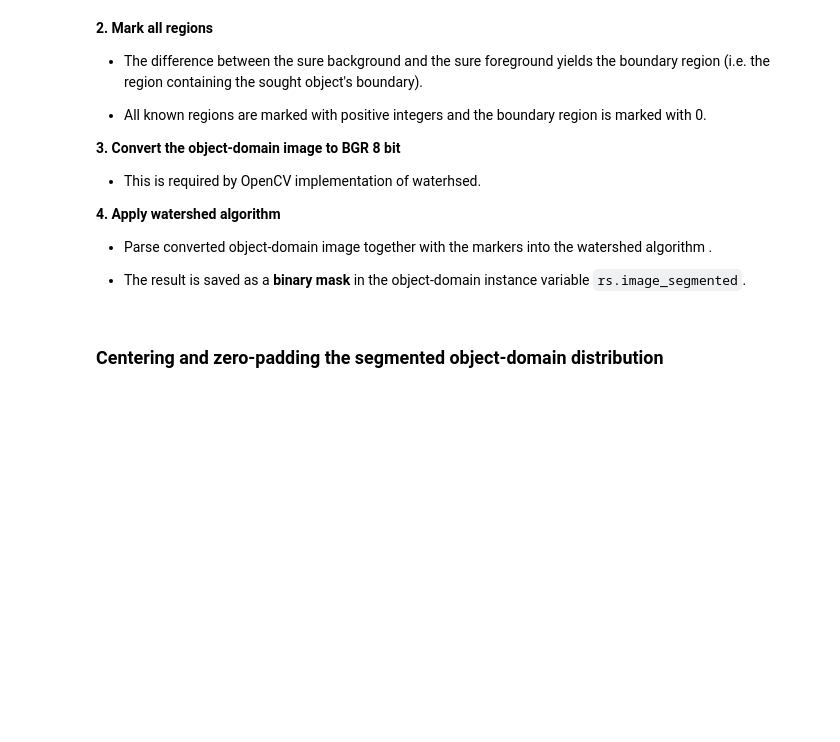
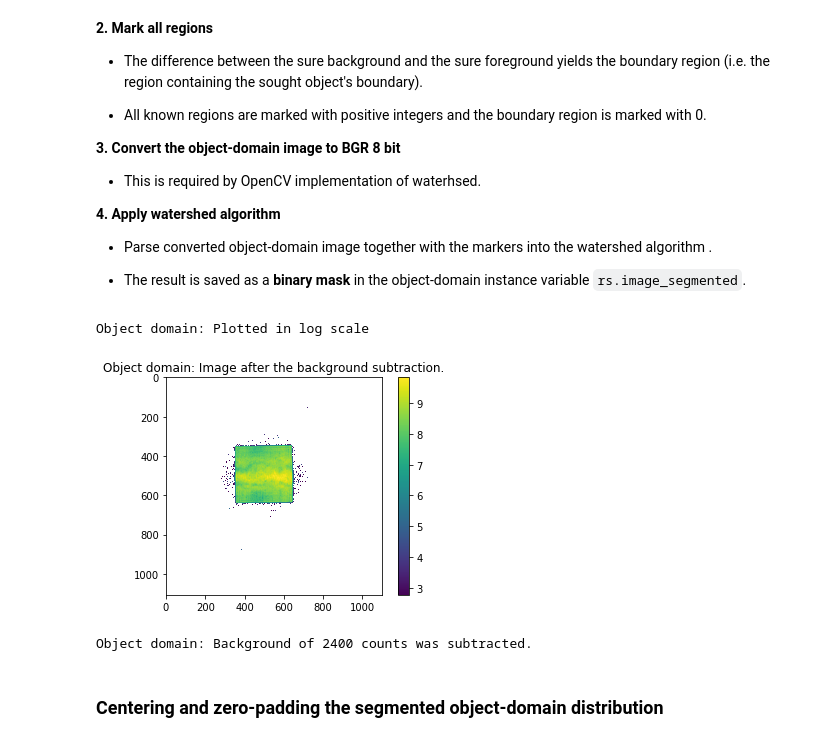
Before and after one commit to pkliui/PhaseRetrieval, a Jupyter notebook: docs/PhaseRetrieval.ipynb, the cells around one changed output. Saved outputs shown, nothing was run; the diff lists cells and outputs as text; code cells hidden in the pictures; blank space fills up the shorter version.

````diff
--- a/docs/PhaseRetrieval.ipynb
+++ b/docs/PhaseRetrieval.ipynb
@@ -279,7 +282,9 @@ Automatic estimation of the number of counts as the mean pixel value within the
 
 > The most reasonalble way to subtract the background completely would be to find the "right" the number of counts manually  by setting ```noise_mean = False```
 # %%
-_ = rs.subtract_background(counts=2400,
+COUNTS=2400
+
+_ = rs.subtract_background(counts=COUNTS,
                        noise_mean = False,
                        estimate_only=True,
                        log_scale=True,
@@ -394,6 +398,16 @@ rs.segment_image_watershed(str_element_size = 20,
    * Parse converted object-domain image together with the markers into the watershed algorithm .
 
    * The result is saved as a **binary mask** in the object-domain instance variable ```rs.image_segmented```.
+# %%
+_ = rs.subtract_background(counts=COUNTS,
+                       noise_mean = False,
+                       estimate_only=False,
+                       log_scale=True,
+                       plot_progress = True)
+# %% [output]
+Object domain: Plotted in log scale
+[figure, added]
+Object domain: Background of 2400 counts was subtracted.
 # %% [markdown]
 ### Centering and zero-padding the segmented object-domain distribution
 # %% [markdown]
````
Also changed, not shown: parts of 14 cells of this notebook.
